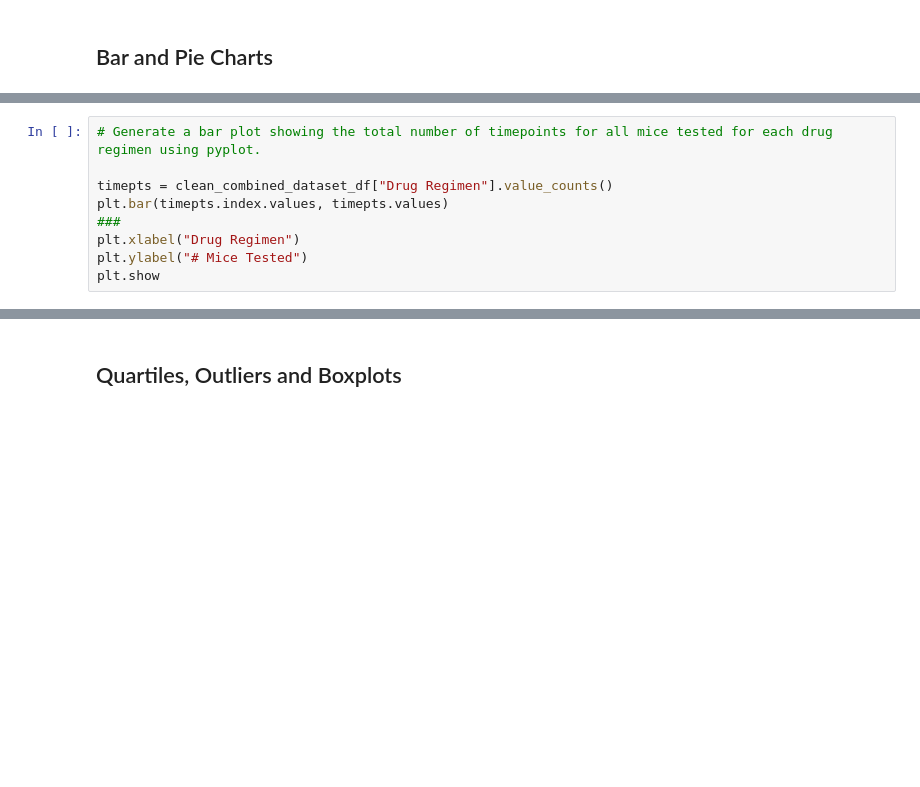
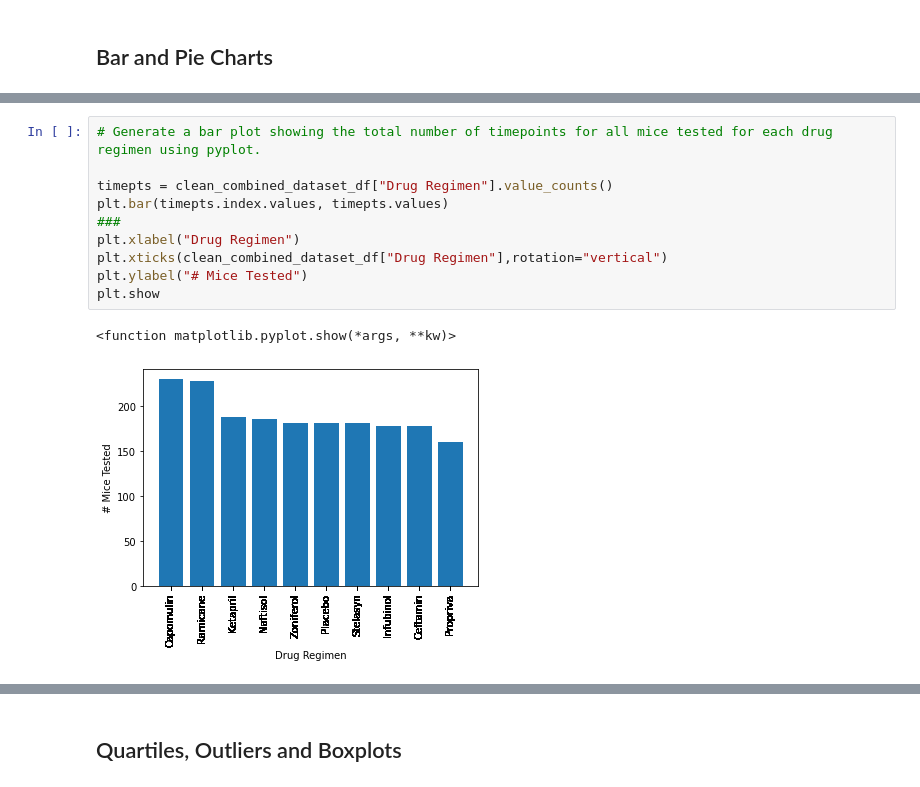
Before and after one commit to D11eleven/MatplotlibHW5, a Jupyter notebook: Pymaceuticals/Working.ipynb, the cells around one changed output, grey strips where cells are left out. Drawn from its saved outputs; the diff is of its cells as text; blank space fills up the shorter version.

Commit message:
fixed bar and pie charts

```diff
--- a/Pymaceuticals/Working.ipynb
+++ b/Pymaceuticals/Working.ipynb
@@ -117,12 +120,16 @@ plt.show
 # %%
 # Generate a bar plot showing the total number of timepoints for all mice tested for each drug regimen using pyplot.
 
 timepts = clean_combined_dataset_df["Drug Regimen"].value_counts()
 plt.bar(timepts.index.values, timepts.values)
 ###
 plt.xlabel("Drug Regimen")
+plt.xticks(clean_combined_dataset_df["Drug Regimen"],rotation="vertical")
 plt.ylabel("# Mice Tested")
 plt.show
+# %% [output]
+<function matplotlib.pyplot.show(*args, **kw)>
+[figure, added]
 # %%
 # Generate a pie plot showing the distribution of female versus male mice using Pandas
 dist = clean_combined_dataset_df.Sex.value_counts()
```
Also changed, not shown: parts of 4 cells of this notebook, 2 other files.
